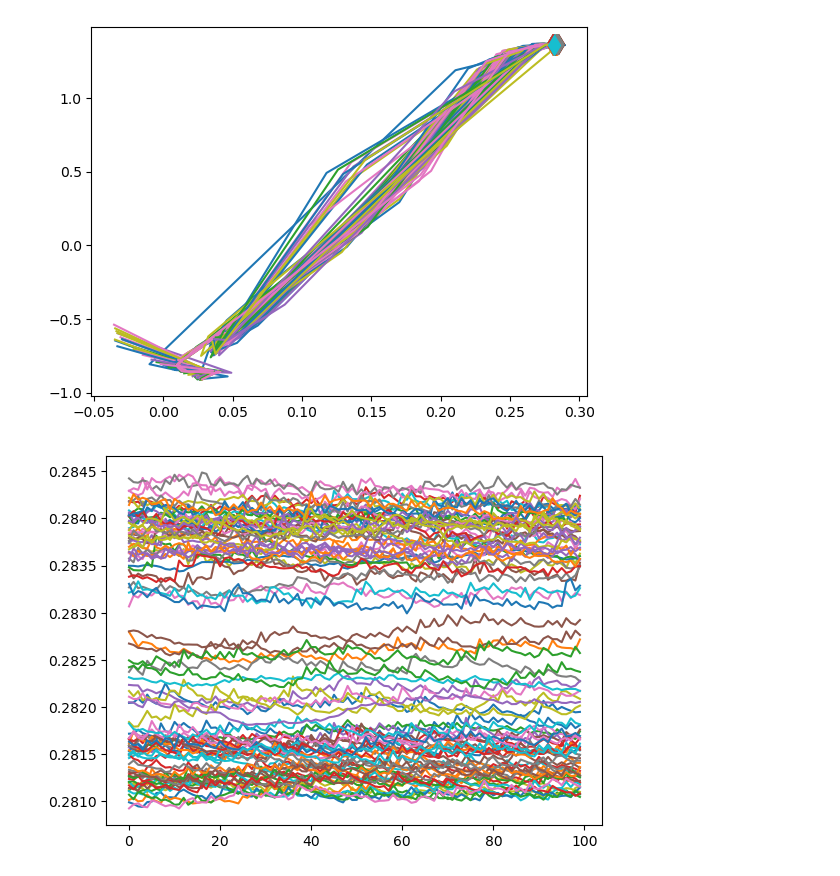
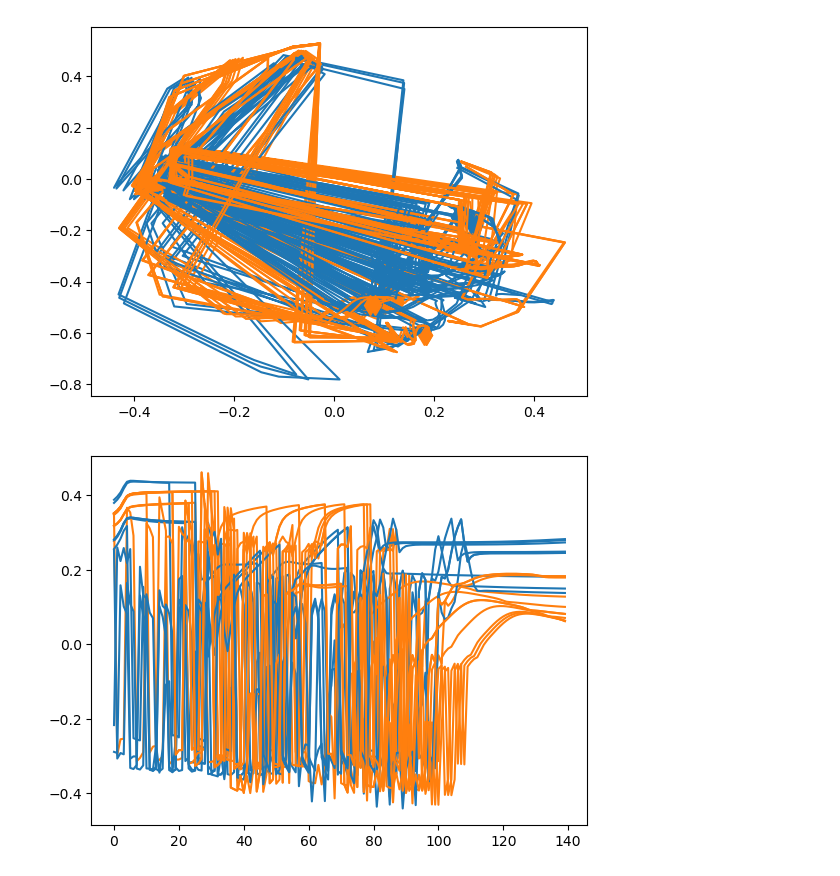
Before and after one commit to gerome-andry/RNN-dynamics, a Jupyter notebook: test.ipynb, the cells around one changed output. Saved outputs shown, nothing was run; the diff lists cells and outputs as text; code cells hidden in the pictures.

Commit message:
FreqDiscrimination task with training

```diff
--- a/test.ipynb
+++ b/test.ipynb
@@ -72,7 +44,0 @@ torch.Size([1000000, 64])
-# %%
-with torch.no_grad():
-    data = CopyFirstInput.get_batch(1, 300)
-
-    traj = rnn(data.to(CONFIG['device']))[0]
-    prediction = decoder(traj)
-    CopyFirstInput.show_pred(prediction[0].cpu(), data[0])
@@ -118,12 +151,12 @@ class LowDimProj(nn.Module):
         return Loss(self.decode(z),x) + w*z.norm()
 
 
-trajNet = LowDimProj(64, 2, (64,32,16,8)).to(CONFIG['device'])
+trajNet = LowDimProj(mask.sum(), 2, (64,32,16,8)).to(CONFIG['device'])
 epoch = 2048
 batch = 512
-optim = torch.optim.AdamW(trajNet.parameters(), lr=1e-3, weight_decay=1e-4)
+optim = torch.optim.AdamW(trajNet.parameters(), lr=1e-4, weight_decay=1e-4)
 evaluate = 1024
 data_eval = CopyFirstInput.get_batch(10, 300).to(CONFIG['device'])
 with torch.no_grad():
-    data_eval = rnn(data_eval)[0]
+    data_eval = rnn(data_eval)[0][:,:,mask]
 # %%
@@ -153,26 +208,56 @@ for e in (pbar := trange(epoch)):
 # %%
-data_eval = CopyFirstInput.get_batch(100, 300).to(CONFIG['device'])
+# data_eval = CopyFirstInput.get_batch(100, 300).to(CONFIG['device'])
+# with torch.no_grad():
+#     data_eval = rnn(data_eval)[0]
+#     proj = data_eval#trajNet.encode(data_eval)
+#     for p in proj:
+#         plt.plot(p[:,0].cpu(),p[:,1].cpu())
+#         plt.plot(p[-1,0].cpu(),p[-1,1].cpu(), marker='d', markersize=10)
+#     plt.show()
+#     for p in proj:
+#         plt.plot(p[10:,0].cpu())
+#     plt.show()
+#     for p in proj:
+#         plt.plot(p[10:,1].cpu())
+#     plt.show()
+
+#     x, idx = torch.sort(proj[:,0,0])
+#     plt.plot(x.cpu(),proj[idx,0,1].cpu(), marker='d', markersize=10)
+#     plt.show()
+
+#     x, idx = torch.sort(proj[:,-1,0])
+#     plt.plot(x.cpu(),proj[idx,-1,1].cpu(), marker='d', markersize=10)
+#     plt.show()
+
+data_eval,l = FreqDiscr.get_batch(20)
+data_eval = data_eval.to(CONFIG['device'])
+
 with torch.no_grad():
-    data_eval = rnn(data_eval)[0]
+    data_eval = rnn(data_eval)[0][:,:,mask]
+    data_eval -= data_eval.mean(dim=-2,keepdim=True)
     proj = trajNet.encode(data_eval)
-    for p in proj:
-        plt.plot(p[:,0].cpu(),p[:,1].cpu())
-        plt.plot(p[-1,0].cpu(),p[-1,1].cpu(), marker='d', markersize=10)
+
+    for i,p in enumerate(proj):
+        col = 'C0' if l[i,-1] else 'C1'
+        plt.plot(p[:,0].cpu(),p[:,1].cpu(),col)
+        plt.plot(p[-1,0].cpu(),p[-1,1].cpu(), f'{col}d', markersize=10)
     plt.show()
-    for p in proj:
-        plt.plot(p[-100:,0].cpu())
+    for i,p in enumerate(proj):
+        col = 'C0' if l[i,-1] else 'C1'
+        plt.plot(p[10:,0].cpu(),col)
     plt.show()
-    for p in proj:
-        plt.plot(p[-100:,1].cpu())
+    for i,p in enumerate(proj):
+        col = 'C0' if l[i,-1] else 'C1'
+        plt.plot(p[10:,1].cpu(),col)
     plt.show()
 
     x, idx = torch.sort(proj[:,0,0])
     plt.plot(x.cpu(),proj[idx,0,1].cpu(), marker='d', markersize=10)
     plt.show()
 
     x, idx = torch.sort(proj[:,-1,0])
     plt.plot(x.cpu(),proj[idx,-1,1].cpu(), marker='d', markersize=10)
     plt.show()
 # %% [output]
-[figure, old version]
+[figure, new version]
-[figure, old version]
+[figure, new version]
```
Also changed, not shown: parts of 6 cells of this notebook, 2 other files.
